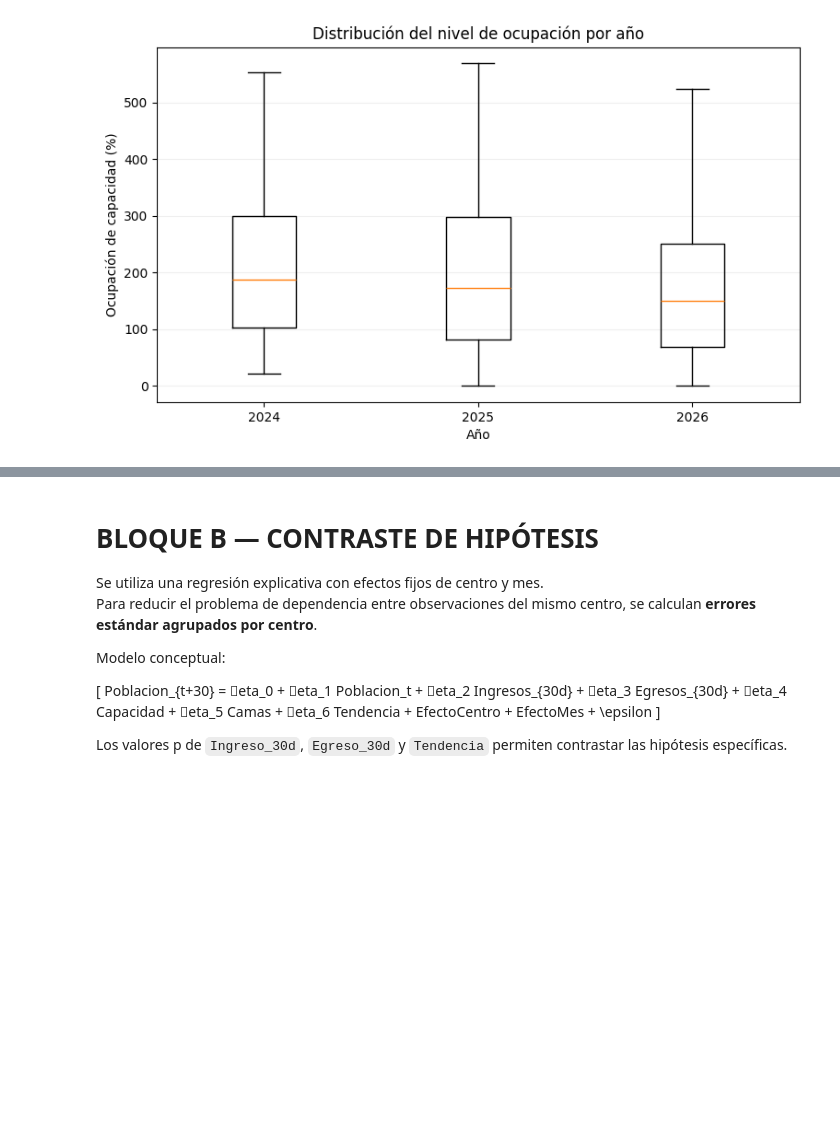
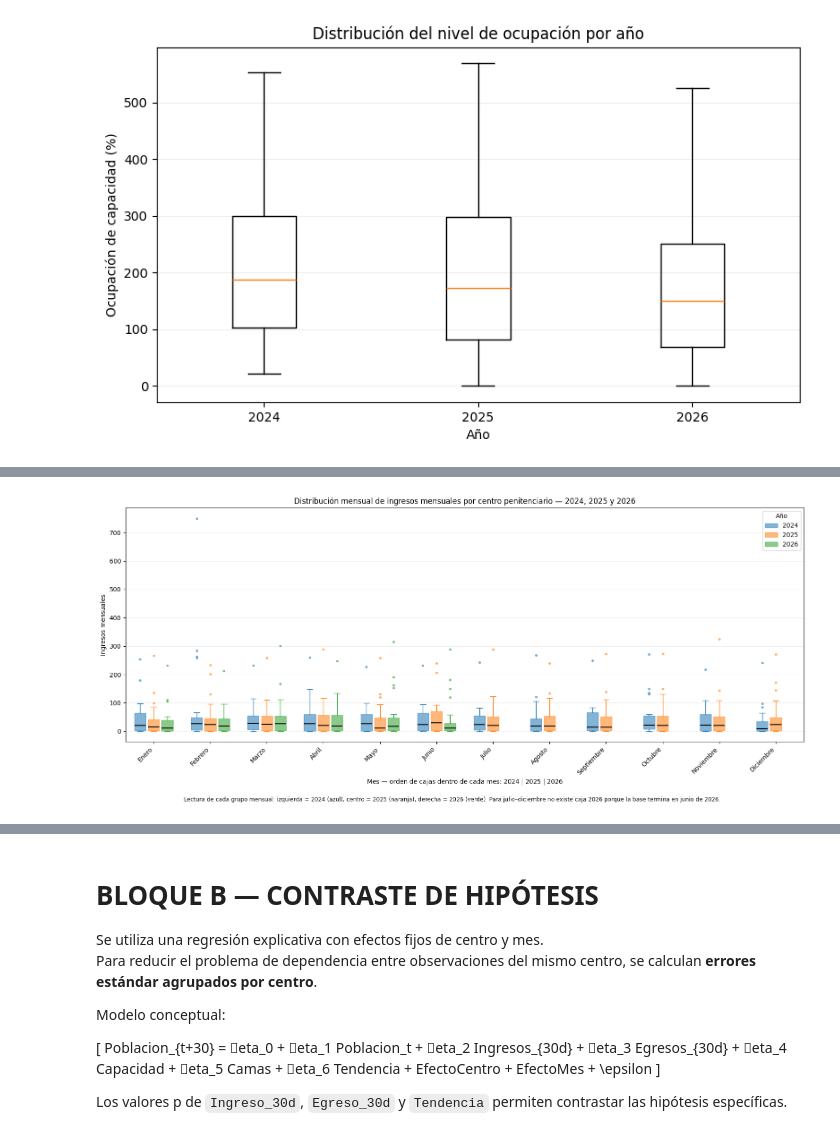
Before and after one commit to Adesedasm/Reporte_final, a Jupyter notebook: Proyecto_Maestria_Pronostico_Poblacion_Penitenciaria.ipynb, the cells around one changed output, grey strips where cells are left out. Cells and saved outputs as stored; diff of their text form; code cells hidden in the pictures; blank space fills up the shorter version.

```diff
--- a/Proyecto_Maestria_Pronostico_Poblacion_Penitenciaria.ipynb
+++ b/Proyecto_Maestria_Pronostico_Poblacion_Penitenciaria.ipynb
@@ -499,0 +587,82 @@ display(
+# %%
+
+meses_es = ["Enero","Febrero","Marzo","Abril","Mayo","Junio",
+            "Julio","Agosto","Septiembre","Octubre","Noviembre","Diciembre"]
+
+from matplotlib.patches import Patch
+
+def boxplot_mensual_tres_anios(data, variable, etiqueta):
+    """
+    Un único gráfico por variable.
+    Cada mes ocupa una posición central y, dentro del mes, las cajas aparecen:
+    izquierda = 2024, centro = 2025, derecha = 2026.
+    Cada año mantiene un color fijo para facilitar la lectura.
+    """
+    anios = [2024, 2025, 2026]
+    desplazamientos = {2024: -0.24, 2025: 0.00, 2026: 0.24}
+    colores = {2024: "tab:blue", 2025: "tab:orange", 2026: "tab:green"}
+
+    fig, ax = plt.subplots(figsize=(16, 7))
+
+    for anio in anios:
+        for mes in range(1, 13):
+            valores = data.loc[
+                (data["Año"] == anio) & (data["Mes"] == mes),
+                variable
+            ].dropna().values
+
+            if len(valores) == 0:
+                continue
+
+            posicion = mes + desplazamientos[anio]
+            bp = ax.boxplot(
+                [valores],
+                positions=[posicion],
+                widths=0.20,
+                showfliers=True,
+                manage_ticks=False,
+                patch_artist=True,
+                boxprops=dict(facecolor=colores[anio], alpha=0.55, color=colores[anio]),
+                medianprops=dict(color="black", linewidth=1.5),
+                whiskerprops=dict(color=colores[anio]),
+                capprops=dict(color=colores[anio]),
+                flierprops=dict(marker='o', markerfacecolor=colores[anio], markeredgecolor=colores[anio], markersize=3, alpha=0.5)
+            )
+
+    ax.set_xticks(range(1, 13))
+    ax.set_xticklabels(meses_es, rotation=45, ha="right")
+    ax.set_xlim(0.5, 12.5)
+    ax.set_xlabel("Mes — orden de cajas dentro de cada mes: 2024 | 2025 | 2026")
+    ax.set_ylabel(etiqueta)
+    ax.set_title(f"Distribución mensual de {etiqueta.lower()} por centro penitenciario — 2024, 2025 y 2026")
+    ax.grid(axis="y", alpha=.2)
+
+    leyenda = [
+        Patch(facecolor=colores[2024], edgecolor=colores[2024], alpha=0.55, label="2024"),
+        Patch(facecolor=colores[2025], edgecolor=colores[2025], alpha=0.55, label="2025"),
+        Patch(facecolor=colores[2026], edgecolor=colores[2026], alpha=0.55, label="2026"),
+    ]
+    ax.legend(handles=leyenda, title="Año", loc="upper right")
+
+    fig.text(
+        0.5, 0.01,
+        "Lectura de cada grupo mensual: izquierda = 2024 (azul), centro = 2025 (naranja), derecha = 2026 (verde). "
+        "Para julio–diciembre no existe caja 2026 porque la base termina en junio de 2026.",
+        ha="center", fontsize=9
+    )
+    plt.tight_layout(rect=[0, 0.04, 1, 1])
+    plt.show()
+
+boxplot_mensual_tres_anios(
+    centro_mes_flujos,
+    "IngresoMensual",
+    "Ingresos mensuales"
+)
+
+boxplot_mensual_tres_anios(
+    centro_mes_flujos,
+    "EgresoMensual",
+    "Egresos mensuales"
+)
+# %% [output]
+[figure, added]
```
Also changed, not shown: parts of 40 cells of this notebook.
